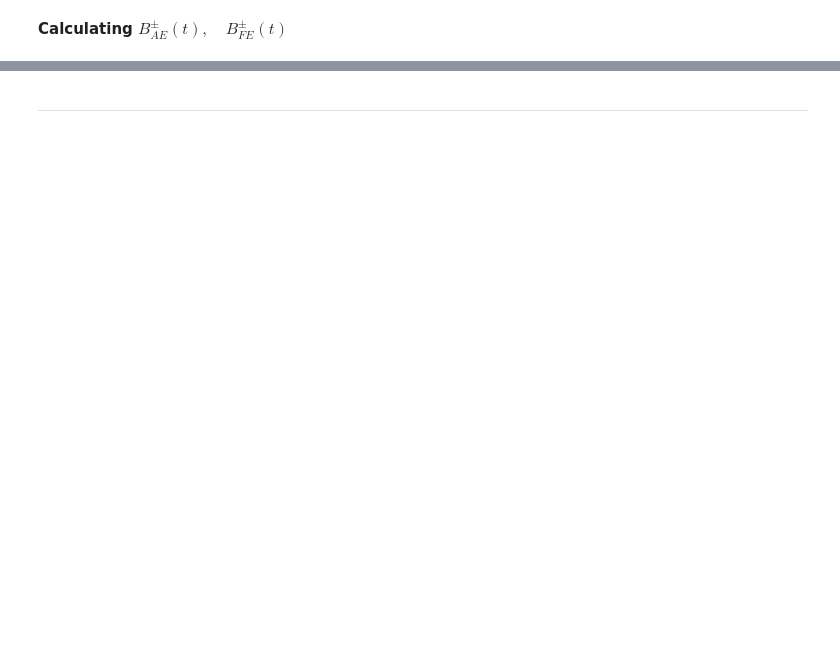
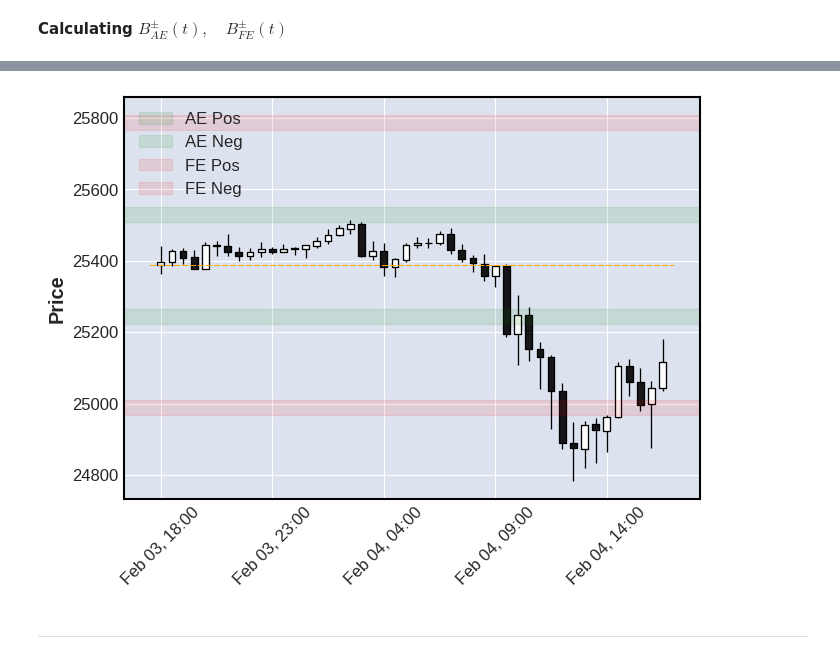
Before and after one commit to KevinTheDuck/ohlc-excursion-model, a Jupyter notebook: notebooks/03_feature_engineering.ipynb, the cells around one changed output, grey strips where cells are left out. Drawn from its saved outputs; the diff is of its cells as text; code cells hidden in the pictures; blank space fills up the shorter version.

Commit message:
Added volatility scaled band areas, and fixed bug where today volatility uses rolling mean instead of calculating todays actual volatility

```diff
--- a/notebooks/03_feature_engineering.ipynb
+++ b/notebooks/03_feature_engineering.ipynb
@@ -179,13 +159,12 @@ $$\hat{\sigma}^2_{RS,pre} = \text{RollingMean}_N\!\left[\ln\frac{H^{pre}}{C_{Lon
 # %%
 # Implementation for Yang Zhang estimator can be seen in `src/ohlc_dss_model/features/volatility.py`
-features = yang_zhang(features, HISTORICAL_SPEC)
-features = yang_zhang(features, TODAY_SPEC)
+features = yang_zhang(features, FULL_DAY_SPEC, mode="historical")
+features = yang_zhang(features, PRE_NY_SPEC, mode="today")
 
 print(features.select(["Session", "Sigma_Historical", "Sigma_Today"]).drop_nulls().head(5))
 
 # should be n nulls as it needs n days burn in period
 print(f"Null count historical: {features['Sigma_Historical'].null_count()}")
-print(f"Null count today: {features['Sigma_Today'].null_count()}")
 # %% [output]
 shape: (5, 3)
 ┌────────────┬──────────────────┬─────────────┐
@@ -624,2 +650,37 @@ shape: (5, 5)
+# %%
+excursion_plot = df.filter(pl.col("Session") == date(2026, 2, 4)).to_pandas()
+excursion_plot = excursion_plot.set_index("DateTime")
+excursion_bands = features.filter(pl.col("Session") == date(2026, 2, 4)).select([
+    "Band_AE_Pos_Upper", "Band_AE_Pos_Lower",
+    "Band_AE_Neg_Upper", "Band_AE_Neg_Lower",
+    "Band_FE_Pos_Upper", "Band_FE_Pos_Lower",
+    "Band_FE_Neg_Upper", "Band_FE_Neg_Lower",
+    "O_Ref"
+]).to_pandas()
+
+bands = excursion_bands.iloc[0]
+
+fig, axes = mpf.plot(
+    excursion_plot,
+    type="candle",
+    returnfig=True,
+    hlines=dict(
+        hlines=[bands["O_Ref"]],
+        colors=["orange"],
+        linestyle="--",
+        linewidths=1
+    )
+)
+
+ax = axes[0]
+ax.axhspan(bands["Band_AE_Pos_Lower"], bands["Band_AE_Pos_Upper"], alpha=0.1, color="green", label="AE Pos")
+ax.axhspan(bands["Band_AE_Neg_Lower"], bands["Band_AE_Neg_Upper"], alpha=0.1, color="green", label="AE Neg")
+ax.axhspan(bands["Band_FE_Pos_Lower"], bands["Band_FE_Pos_Upper"], alpha=0.1, color="red", label="FE Pos")
+ax.axhspan(bands["Band_FE_Neg_Lower"], bands["Band_FE_Neg_Upper"], alpha=0.1, color="red", label="FE Neg")
+ax.legend(loc="upper left")
+
+mpf.show()
+# %% [output]
+[figure, added]
 # %% [markdown]
 ***
```
Also changed, not shown: parts of 20 cells of this notebook, 5 other files.
